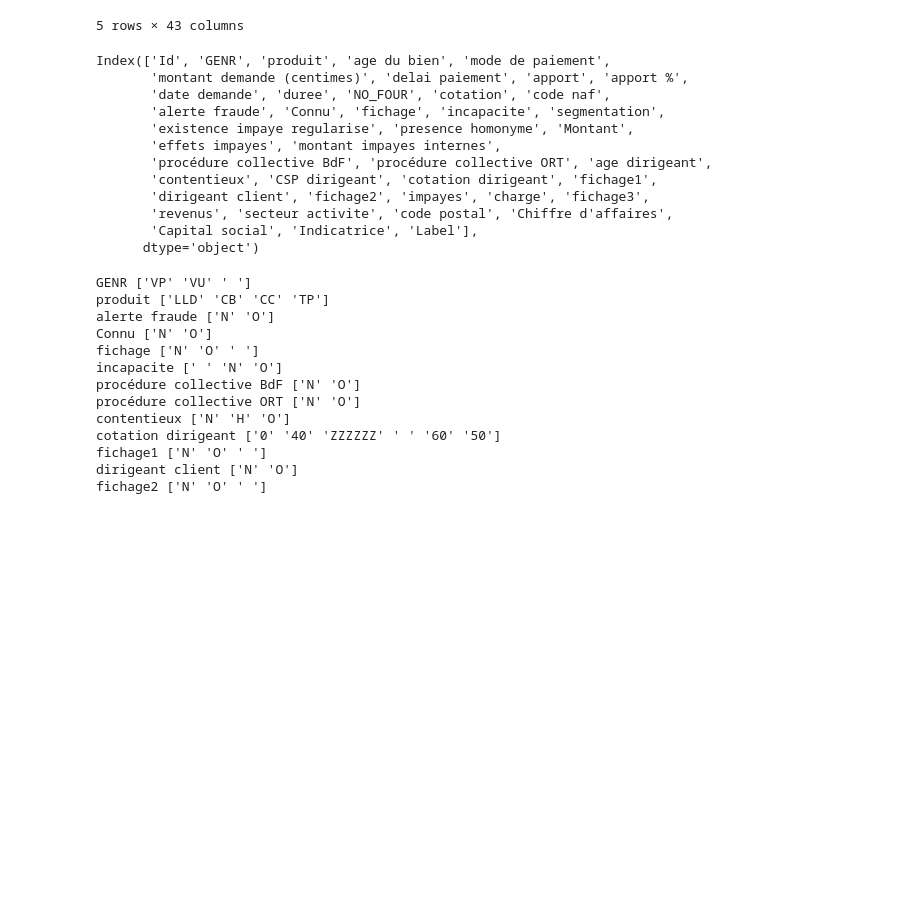
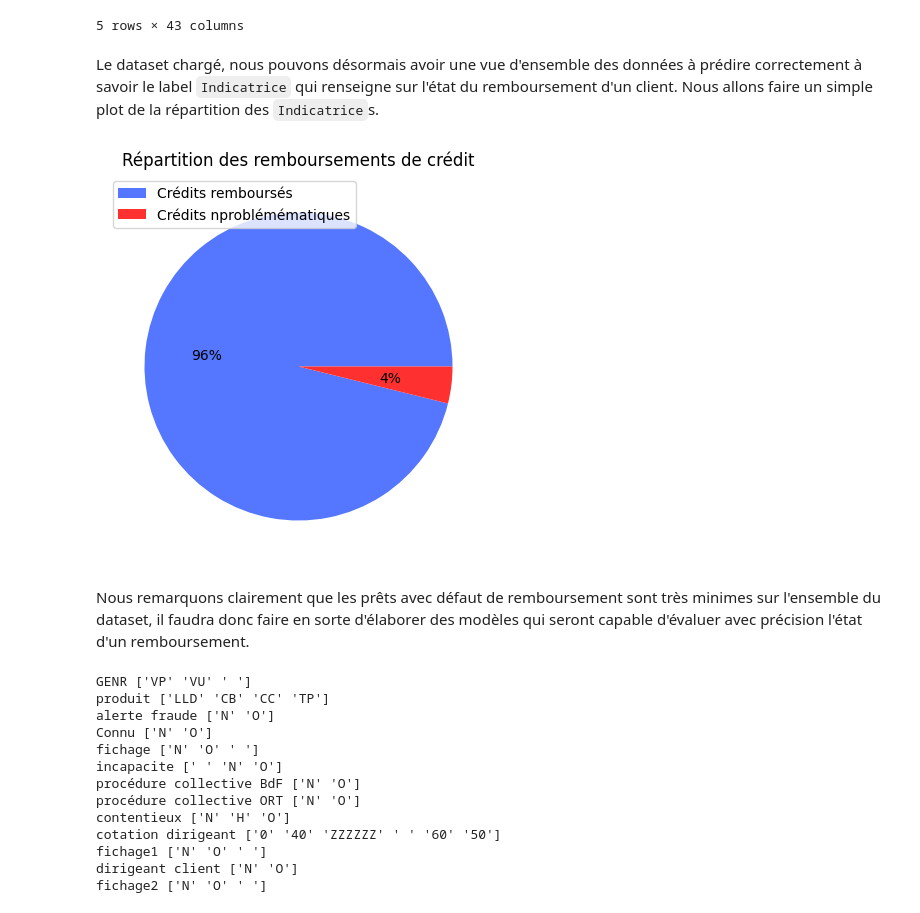
Before and after one commit to Bast-94/ALEIA-PW, a Jupyter notebook: notebook.ipynb, the cells around one changed output. Cells and saved outputs as stored; diff of their text form; code cells hidden in the pictures; blank space fills up the shorter version.

```diff
--- a/notebook.ipynb
+++ b/notebook.ipynb
@@ -27,21 +39,24 @@ df.head()
 | 3 | 4212509 |  | LLD | 0 | 10 | 1500000 | 10 | ... |
 | 4 | 4212561 | VU | LLD | 0 | 10 | 2393850 | 10 | ... |
 5 rows × 43 columns
-# %%
-df.columns
-# %% [output]
-Index(['Id', 'GENR', 'produit', 'age du bien', 'mode de paiement',
-       'montant demande (centimes)', 'delai paiement', 'apport', 'apport %',
-       'date demande', 'duree', 'NO_FOUR', 'cotation', 'code naf',
-       'alerte fraude', 'Connu', 'fichage', 'incapacite', 'segmentation',
-       'existence impaye regularise', 'presence homonyme', 'Montant',
-       'effets impayes', 'montant impayes internes',
-       'procédure collective BdF', 'procédure collective ORT', 'age dirigeant',
-       'contentieux', 'CSP dirigeant', 'cotation dirigeant', 'fichage1',
-       'dirigeant client', 'fichage2', 'impayes', 'charge', 'fichage3',
-       'revenus', 'secteur activite', 'code postal', 'Chiffre d'affaires',
-       'Capital social', 'Indicatrice', 'Label'],
-      dtype='object')
+# %% [markdown]
+Le dataset chargé, nous pouvons désormais avoir une vue d'ensemble des données à prédire correctement à savoir le label `Indicatrice` qui renseigne sur l'état du remboursement d'un client. Nous allons faire un simple plot de la répartition des `Indicatrice`s.
+# %%
+
+val_counts = df['Indicatrice'].value_counts()
+val_counts.index = ['Crédits remboursés', 'Crédits nproblémématiques']
+fig = plt.figure(figsize=(5, 5))
+
+ax = fig.add_subplot(111)
+ax.pie(val_counts, autopct='%1.0f%%', colors=["#5577FF", "#FF3030"])
+ax.set_title('Répartition des remboursements de crédit')
+ax.legend(val_counts.index, loc='upper left')
+fig.savefig('pie_chart.png', dpi=300)
+plt.show()
+# %% [output]
+[figure, added]
+# %% [markdown]
+Nous remarquons clairement que les prêts avec défaut de remboursement sont très minimes sur l'ensemble du dataset, il faudra donc faire en sorte d'élaborer des modèles qui seront capable d'évaluer avec précision l'état d'un remboursement.
 # %%
 for col in df.columns:
   if(df[col].apply(pd.to_numeric, errors='coerce').notna().all()):
```
Also changed, not shown: parts of 5 cells of this notebook, 1 other file.
